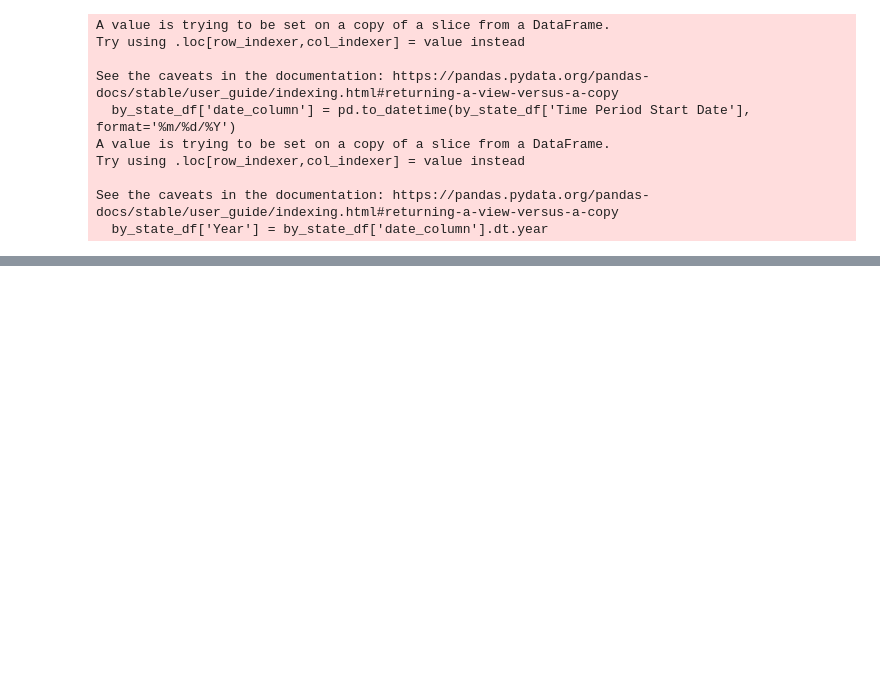
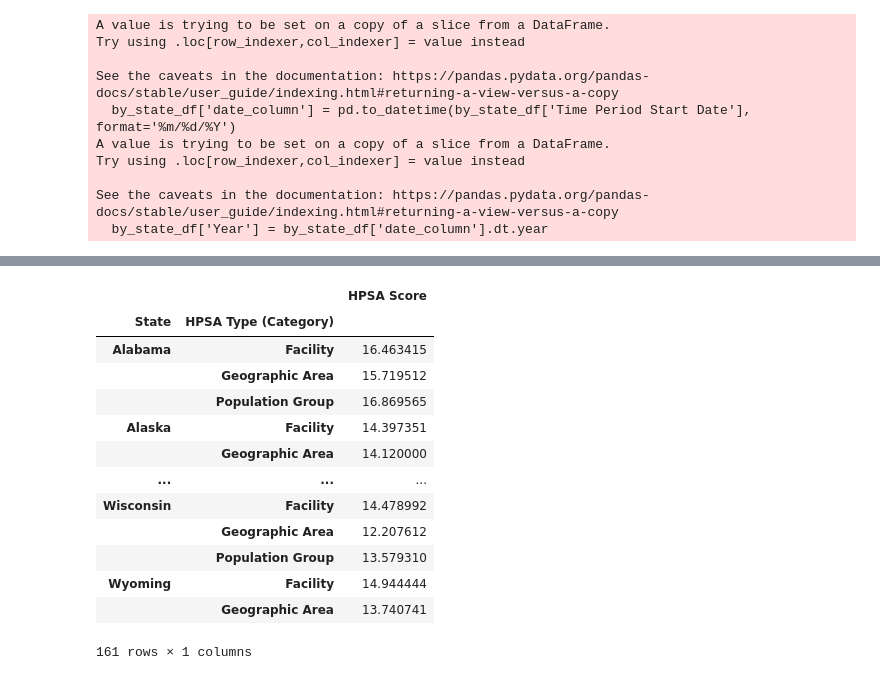
Before and after one commit to vjayne93/blue-team-project-1, a Jupyter notebook: luis-working-notebook.ipynb, the cells around one changed output, grey strips where cells are left out. Saved outputs shown, nothing was run; the diff lists cells and outputs as text; code cells hidden in the pictures; blank space fills up the shorter version.

```diff
--- a/luis-working-notebook.ipynb
+++ b/luis-working-notebook.ipynb
@@ -84,13 +86,11 @@ See the caveats in the documentation: https://pandas.pydata.org/pandas-docs/stab
 unin_2019_path =  os.path.join('csv-data', '2019-unisured-pop-data.csv')
 unin_2021_path =  os.path.join('csv-data', '2021-unisured-pop-data.csv')
 unin_2022_path =  os.path.join('csv-data', '2022-unisured-pop-data.csv')
-hpsa_mental_path =  os.path.join('csv-data', 'mental_health_hpsa.csv')
-hpsa_primary_path =  os.path.join('csv-data', 'primary_care_hpsa.csv')
+hpsa_total_path =  os.path.join('csv-data', 'hpsa_total.csv')
 med_enr_path =  os.path.join('csv-data', 'medicaid-chip-data.csv')
 
 unin_2019_full_df =  pd.read_csv(unin_2019_path)
 unin_2021_full_df =  pd.read_csv(unin_2021_path)
 unin_2022_full_df =  pd.read_csv(unin_2022_path)
-hpsa_mental_full_df =  pd.read_csv(hpsa_mental_path)
-hpsa_primary_full_df =  pd.read_csv(hpsa_primary_path)
+hpsa_full_df =  pd.read_csv(hpsa_total_path)
 med_enr_full_df =  pd.read_csv(med_enr_path)
@@ -96,0 +170,21 @@ med_enr_full_df =  pd.read_csv(med_enr_path)
+# %%
+hpsa_clean_df = hpsa_full_df[['Discipline', 'State', 'HPSA Type (Category)', 'HPSA Score']]
+
+mh_hpsa_clean_df = hpsa_clean_df.loc[hpsa_clean_df['Discipline'] == 'Mental Health'][['State', 'HPSA Type (Category)', 'HPSA Score']]
+mh_hpsa_clean_df = mh_hpsa_clean_df.set_index(['State', 'HPSA Type (Category)'])
+mh_hpsa_clean_df.groupby(['State', 'HPSA Type (Category)']).mean()
+# %% [output]
+|  |  | HPSA Score |
+| State | HPSA Type (Category) |  |
+| Alabama | Facility | 16.463415 |
+|  | Geographic Area | 15.719512 |
+|  | Population Group | 16.869565 |
+| Alaska | Facility | 14.397351 |
+|  | Geographic Area | 14.120000 |
+| ... | ... | ... |
+| Wisconsin | Facility | 14.478992 |
+|  | Geographic Area | 12.207612 |
+|  | Population Group | 13.579310 |
+| Wyoming | Facility | 14.944444 |
+|  | Geographic Area | 13.740741 |
+161 rows × 1 columns
```
Also changed, not shown: parts of 3 cells of this notebook, 1 other file.
